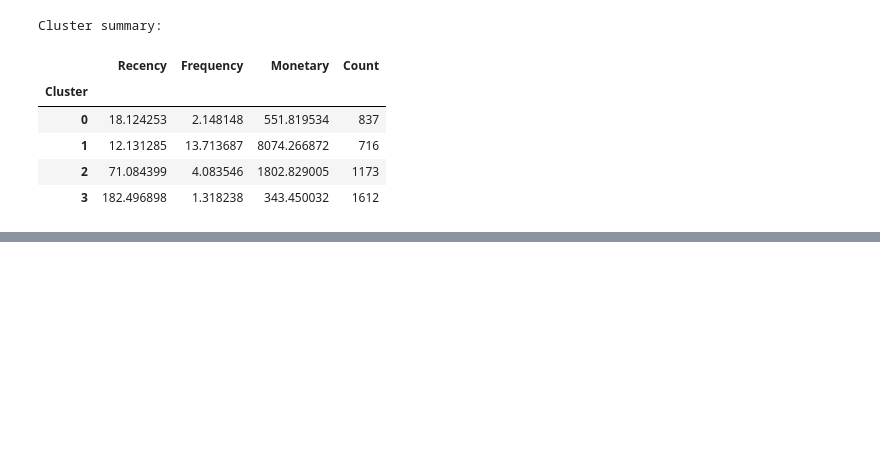
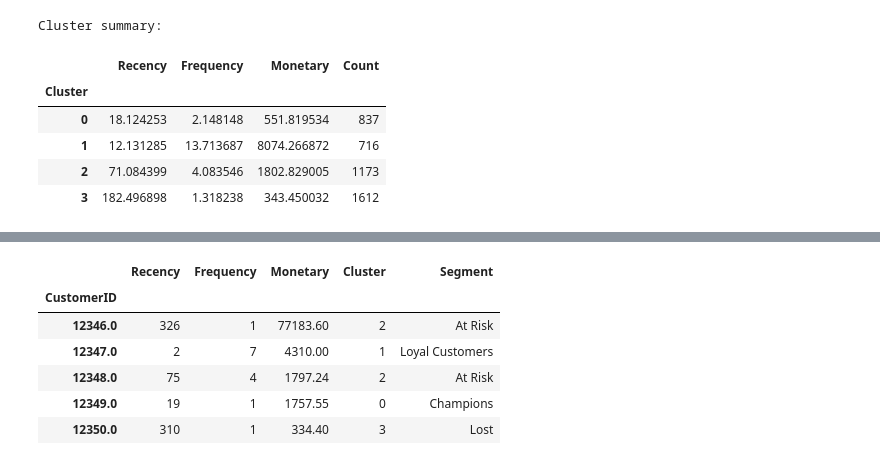
Before and after one commit to patel-tanmay/aws-customer-segmentation, a Jupyter notebook: notebooks/rfm_analysis.ipynb, the cells around one changed output, grey strips where cells are left out. Saved outputs shown, nothing was run; the diff lists cells and outputs as text; code cells hidden in the pictures; blank space fills up the shorter version.

```diff
--- a/notebooks/rfm_analysis.ipynb
+++ b/notebooks/rfm_analysis.ipynb
@@ -288,0 +321,17 @@ Cluster summary:
+# %%
+# Map clusters to business-friendly labels based on their average RFM
+rfm_final['Segment'] = rfm_final['Cluster'].map({
+    0: 'Champions',
+    1: 'Loyal Customers',
+    2: 'At Risk',
+    3: 'Lost'
+})
+rfm_final.head()
+# %% [output]
+|  | Recency | Frequency | Monetary | Cluster | Segment |
+| CustomerID |  |  |  |  |  |
+| 12346.0 | 326 | 1 | 77183.60 | 2 | At Risk |
+| 12347.0 | 2 | 7 | 4310.00 | 1 | Loyal Customers |
+| 12348.0 | 75 | 4 | 1797.24 | 2 | At Risk |
+| 12349.0 | 19 | 1 | 1757.55 | 0 | Champions |
+| 12350.0 | 310 | 1 | 334.40 | 3 | Lost |
```
Also changed, not shown: parts of 4 cells of this notebook, 8 other files.
